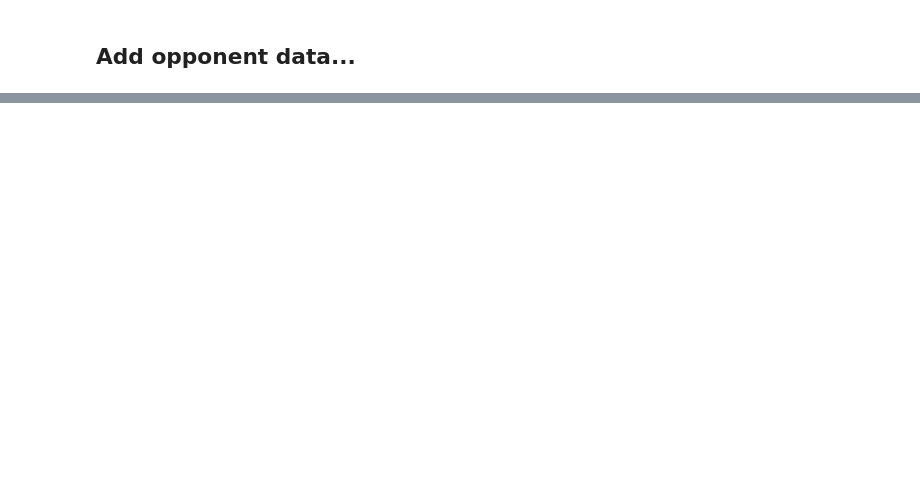
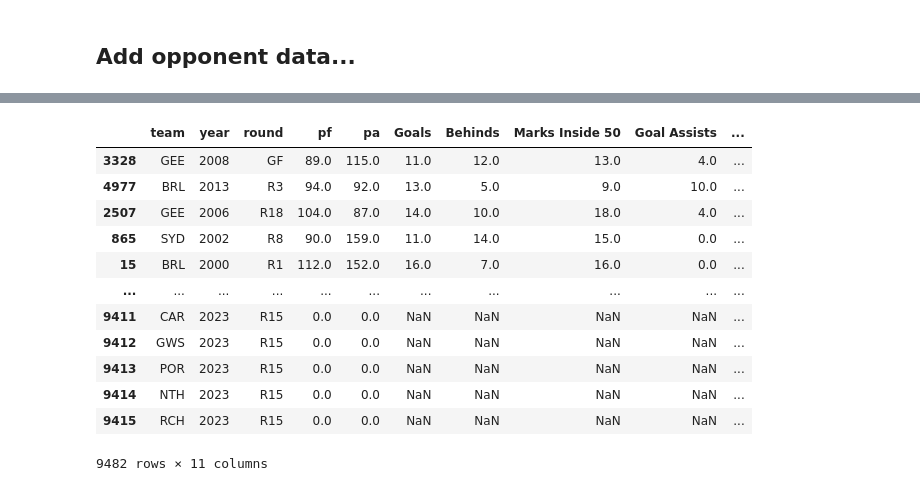
Before and after one commit to caseynator123/footyfootyfooty, a Jupyter notebook: data_wrangling/team_records.ipynb, the cells around one changed output, grey strips where cells are left out. Saved outputs shown, nothing was run; the diff lists cells and outputs as text; code cells hidden in the pictures; blank space fills up the shorter version.

```diff
--- a/data_wrangling/team_records.ipynb
+++ b/data_wrangling/team_records.ipynb
@@ -296,0 +382,17 @@ team_stats.to_csv('/Users/caseyh/Desktop/footyfootyfooty/test.csv',index=False)
+# %%
+# offense
+team_stats[['team','year','round','pf','pa','Goals','Behinds','Marks Inside 50','Goal Assists','Inside 50s','rushed behinds']].sort_values('rushed behinds',ascending=False)
+# %% [output]
+|  | team | year | round | pf | pa | Goals | Behinds | Marks Inside 50 | Goal Assists | ... |
+| 3328 | GEE | 2008 | GF | 89.0 | 115.0 | 11.0 | 12.0 | 13.0 | 4.0 | ... |
+| 4977 | BRL | 2013 | R3 | 94.0 | 92.0 | 13.0 | 5.0 | 9.0 | 10.0 | ... |
+| 2507 | GEE | 2006 | R18 | 104.0 | 87.0 | 14.0 | 10.0 | 18.0 | 4.0 | ... |
+| 865 | SYD | 2002 | R8 | 90.0 | 159.0 | 11.0 | 14.0 | 15.0 | 0.0 | ... |
+| 15 | BRL | 2000 | R1 | 112.0 | 152.0 | 16.0 | 7.0 | 16.0 | 0.0 | ... |
+| ... | ... | ... | ... | ... | ... | ... | ... | ... | ... | ... |
+| 9411 | CAR | 2023 | R15 | 0.0 | 0.0 | NaN | NaN | NaN | NaN | ... |
+| 9412 | GWS | 2023 | R15 | 0.0 | 0.0 | NaN | NaN | NaN | NaN | ... |
+| 9413 | POR | 2023 | R15 | 0.0 | 0.0 | NaN | NaN | NaN | NaN | ... |
+| 9414 | NTH | 2023 | R15 | 0.0 | 0.0 | NaN | NaN | NaN | NaN | ... |
+| 9415 | RCH | 2023 | R15 | 0.0 | 0.0 | NaN | NaN | NaN | NaN | ... |
+9482 rows × 11 columns
```
Also changed, not shown: parts of 13 cells of this notebook, 3 other files.
